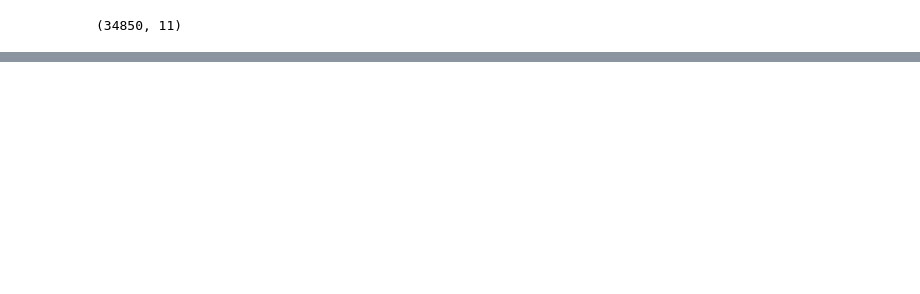
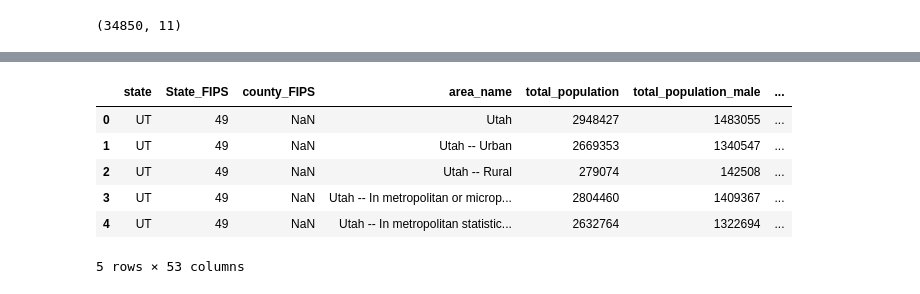
Before and after one commit to Elguetajj/bi-milanesos-2021, a Jupyter notebook: etls.ipynb, the cells around one changed output, grey strips where cells are left out. Cells and saved outputs as stored; diff of their text form; code cells hidden in the pictures; blank space fills up the shorter version.

```diff
--- a/etls.ipynb
+++ b/etls.ipynb
@@ -99,0 +163,68 @@ table.shape
+# %%
+column_names = {
+    "State":"state",
+    "StateFIPS":"State_FIPS",
+    "CountyFIPS":"county_FIPS",
+    "AreaName": "area_name",
+    "B01001_001":"total_population",
+    "B01001_002":"total_population_male",
+    "B01001_003":"total_population_male_under5",
+    "B01001_004":"total_population_male_5-9",
+    "B01001_005":"total_population_male_10-14",
+    "B01001_006":"total_population_male_15-17",
+    "B01001_007":"total_population_male_18-19",
+    "B01001_008":"total_population_male_20",
+    "B01001_009":"total_population_male_21",
+    "B01001_010":"total_population_male_22-24",
+    "B01001_011":"total_population_male_25-29",
+    "B01001_012":"total_population_male_30-34",
+    "B01001_013":"total_population_male_35-39",
+    "B01001_014":"total_population_male_40-44",
+    "B01001_015":"total_population_male_45-49",
+    "B01001_016":"total_population_male_50-54",
+    "B01001_017":"total_population_male_55-59",
+    "B01001_018":"total_population_male_60-61",
+    "B01001_019":"total_population_male_62-64",
+    "B01001_020":"total_population_male_65-66",
+    "B01001_021":"total_population_male_67-69",
+    "B01001_022":"total_population_male_70-74",
+    "B01001_023":"total_population_male_75-79",
+    "B01001_024":"total_population_male_80-84",
+    "B01001_025":"total_population_male_85+",
+    "B01001_026":"total_population_female",
+    "B01001_027":"total_population_female_under5",
+    "B01001_028":"total_population_female_5-9",
+    "B01001_029":"total_population_female_10-14",
+    "B01001_030":"total_population_female_15-17",
+    "B01001_031":"total_population_female_18-19",
+    "B01001_032":"total_population_female_20",
+    "B01001_033":"total_population_female_21",
+    "B01001_034":"total_population_female_22-24",
+    "B01001_035":"total_population_female_25-29",
+    "B01001_036":"total_population_female_30-34",
+    "B01001_037":"total_population_female_35-39",
+    "B01001_038":"total_population_female_40-44",
+    "B01001_039":"total_population_female_45-49",
+    "B01001_040":"total_population_female_50-54",
+    "B01001_041":"total_population_female_55-59",
+    "B01001_042":"total_population_female_60-61",
+    "B01001_043":"total_population_female_62-64",
+    "B01001_044":"total_population_female_65-66",
+    "B01001_045":"total_population_female_67-69",
+    "B01001_046":"total_population_female_70-74",
+    "B01001_047":"total_population_female_75-79",
+    "B01001_048":"total_population_female_80-84",
+    "B01001_049":"total_population_female_85+"
+}
+
+file_list = getFiles("Age:Sex","1THD1cqlgpxsNj1ZFeQeg255Ne0As6DQL",drive)
+df = files_to_dataframe(file_list,'([A-Z]){2}.csv',column_names,drive)
+df.head()
+# %% [output]
+|  | state | State_FIPS | county_FIPS | area_name | total_population | total_population_male | ... |
+| 0 | UT | 49 | NaN | Utah | 2948427 | 1483055 | ... |
+| 1 | UT | 49 | NaN | Utah -- Urban | 2669353 | 1340547 | ... |
+| 2 | UT | 49 | NaN | Utah -- Rural | 279074 | 142508 | ... |
+| 3 | UT | 49 | NaN | Utah -- In metropolitan or microp... | 2804460 | 1409367 | ... |
+| 4 | UT | 49 | NaN | Utah -- In metropolitan statistic... | 2632764 | 1322694 | ... |
+5 rows × 53 columns
```
Also changed, not shown: parts of 23 cells of this notebook, 3 other files.
